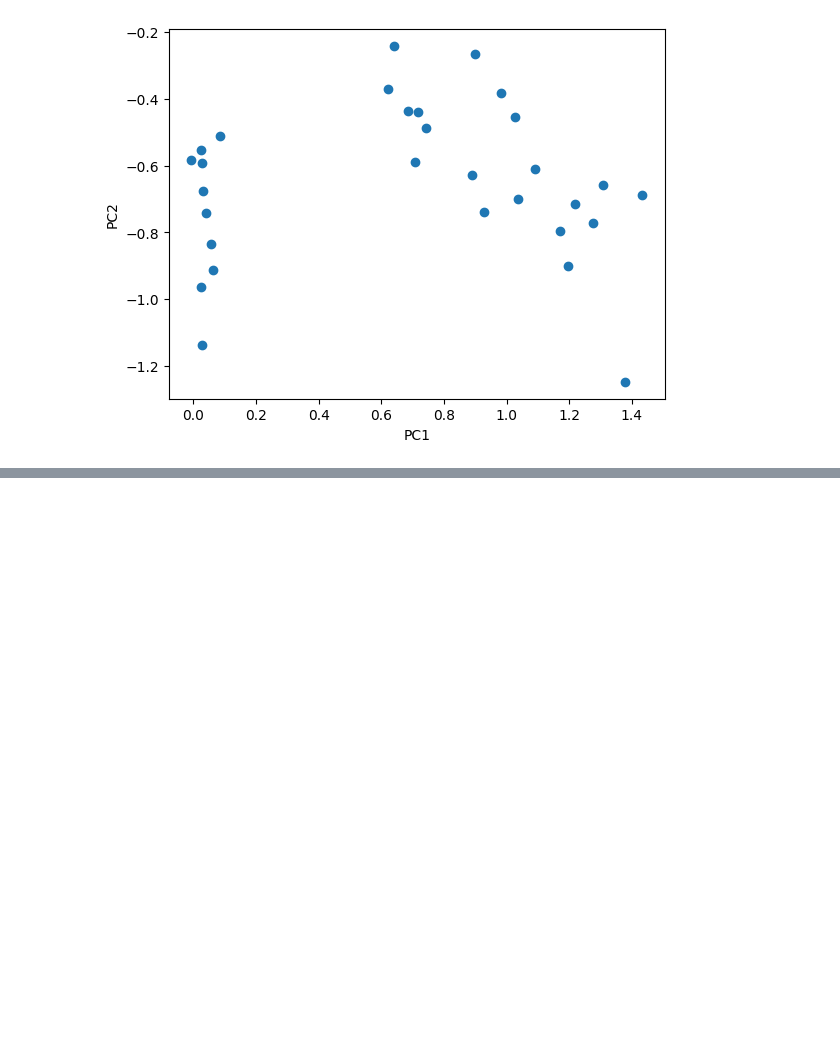
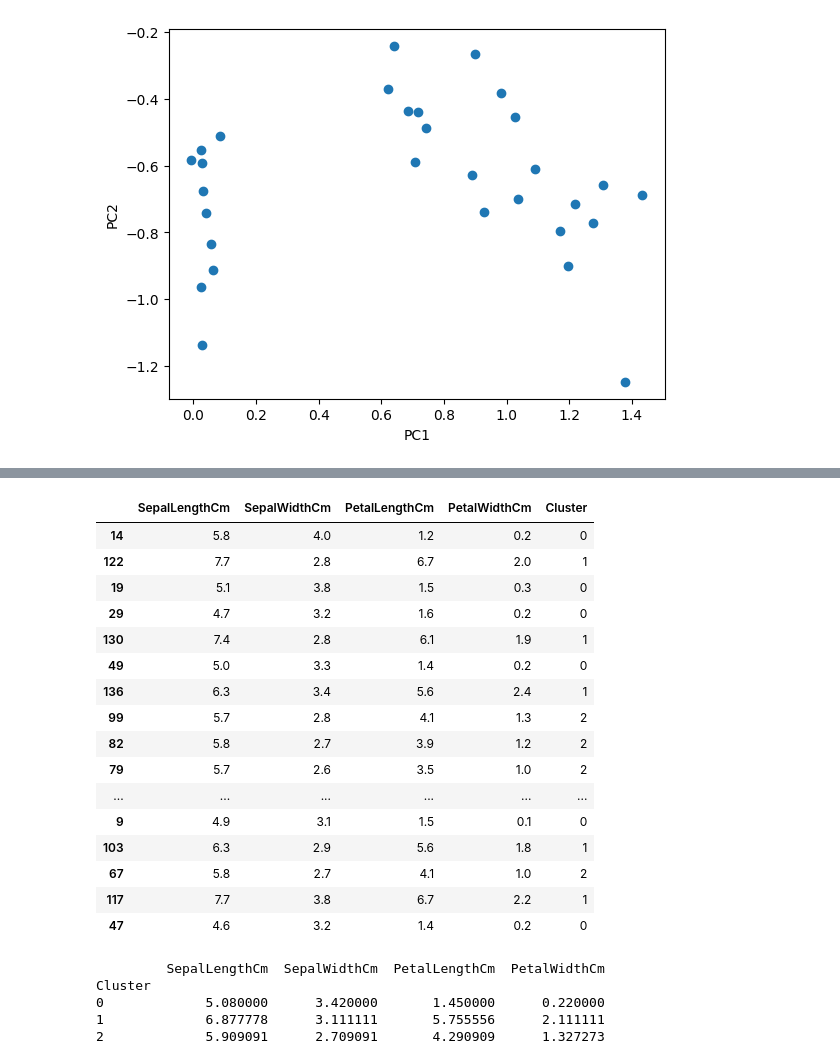
Before and after one commit to shofiannn/lks-kota-2024, a Jupyter notebook: lks_kota_2024.ipynb, the cells around one changed output, grey strips where cells are left out. Saved outputs shown, nothing was run; the diff lists cells and outputs as text; code cells hidden in the pictures; blank space fills up the shorter version.

```diff
--- a/lks_kota_2024.ipynb
+++ b/lks_kota_2024.ipynb
@@ -130,2 +122,2 @@ array([[0.41666667, 0.35294118, 0.69491525, 0.95833333],
 # %%
-x_test = (x_test - min_value) / range_value
+x_test_scaled = (x_test - min_value) / range_value
@@ -202,0 +324,31 @@ plt.show()
+# %%
+x_test_with_labels = x_test.copy()
+x_test_with_labels['Cluster'] = labels_test
+x_test_with_labels
+# %% [output]
+|  | SepalLengthCm | SepalWidthCm | PetalLengthCm | PetalWidthCm | Cluster |
+| 14 | 5.8 | 4.0 | 1.2 | 0.2 | 0 |
+| 122 | 7.7 | 2.8 | 6.7 | 2.0 | 1 |
+| 19 | 5.1 | 3.8 | 1.5 | 0.3 | 0 |
+| 29 | 4.7 | 3.2 | 1.6 | 0.2 | 0 |
+| 130 | 7.4 | 2.8 | 6.1 | 1.9 | 1 |
+| 49 | 5.0 | 3.3 | 1.4 | 0.2 | 0 |
+| 136 | 6.3 | 3.4 | 5.6 | 2.4 | 1 |
+| 99 | 5.7 | 2.8 | 4.1 | 1.3 | 2 |
+| 82 | 5.8 | 2.7 | 3.9 | 1.2 | 2 |
+| 79 | 5.7 | 2.6 | 3.5 | 1.0 | 2 |
+| ... | ... | ... | ... | ... | ... |
+| 9 | 4.9 | 3.1 | 1.5 | 0.1 | 0 |
+| 103 | 6.3 | 2.9 | 5.6 | 1.8 | 1 |
+| 67 | 5.8 | 2.7 | 4.1 | 1.0 | 2 |
+| 117 | 7.7 | 3.8 | 6.7 | 2.2 | 1 |
+| 47 | 4.6 | 3.2 | 1.4 | 0.2 | 0 |
+# %%
+mean_value_test = x_test_with_labels.groupby('Cluster').mean()
+print(mean_value_test)
+# %% [output]
+         SepalLengthCm  SepalWidthCm  PetalLengthCm  PetalWidthCm
+Cluster
+0             5.080000      3.420000       1.450000      0.220000
+1             6.877778      3.111111       5.755556      2.111111
+2             5.909091      2.709091       4.290909      1.327273
```
Also changed, not shown: parts of 16 cells of this notebook.
